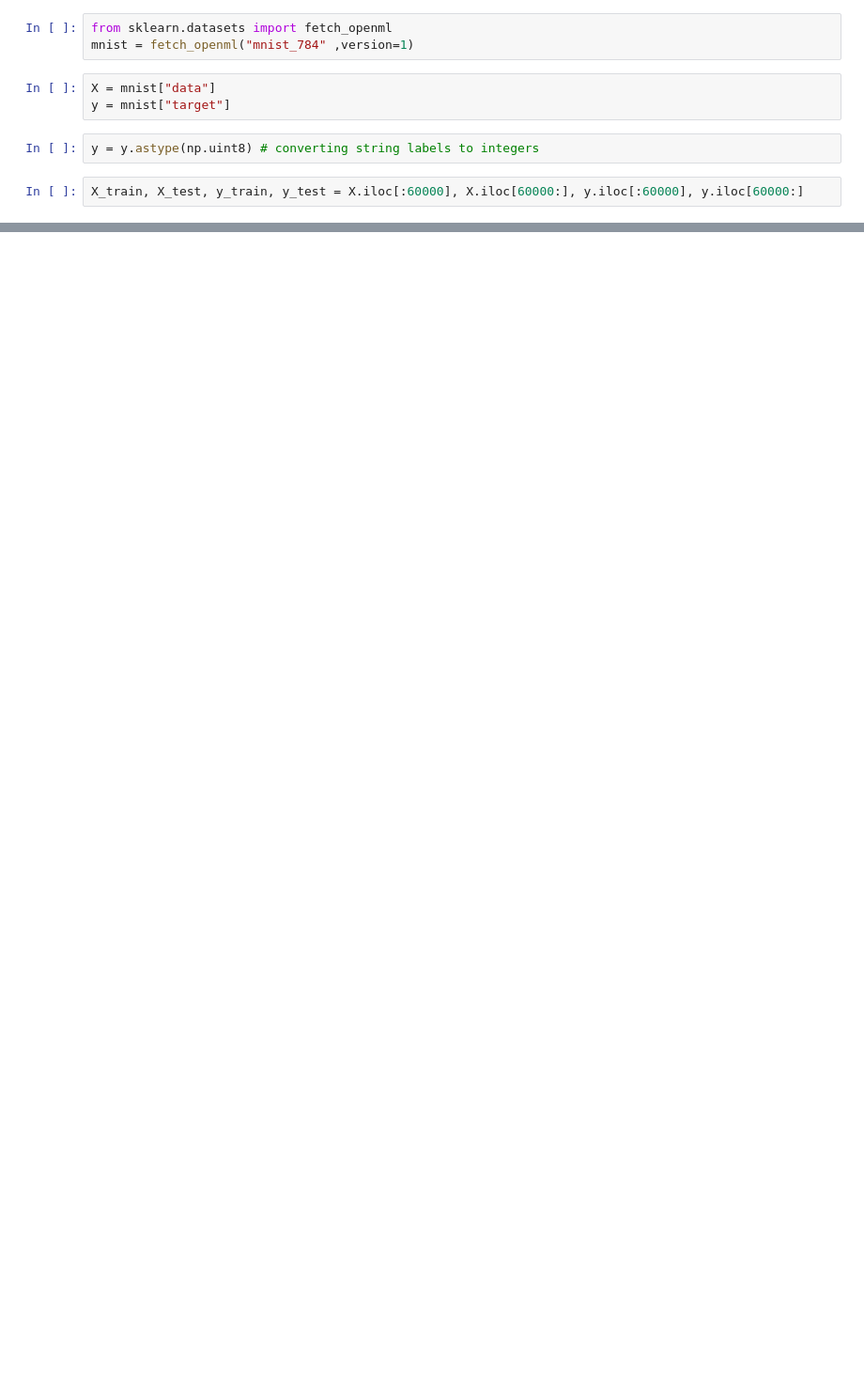
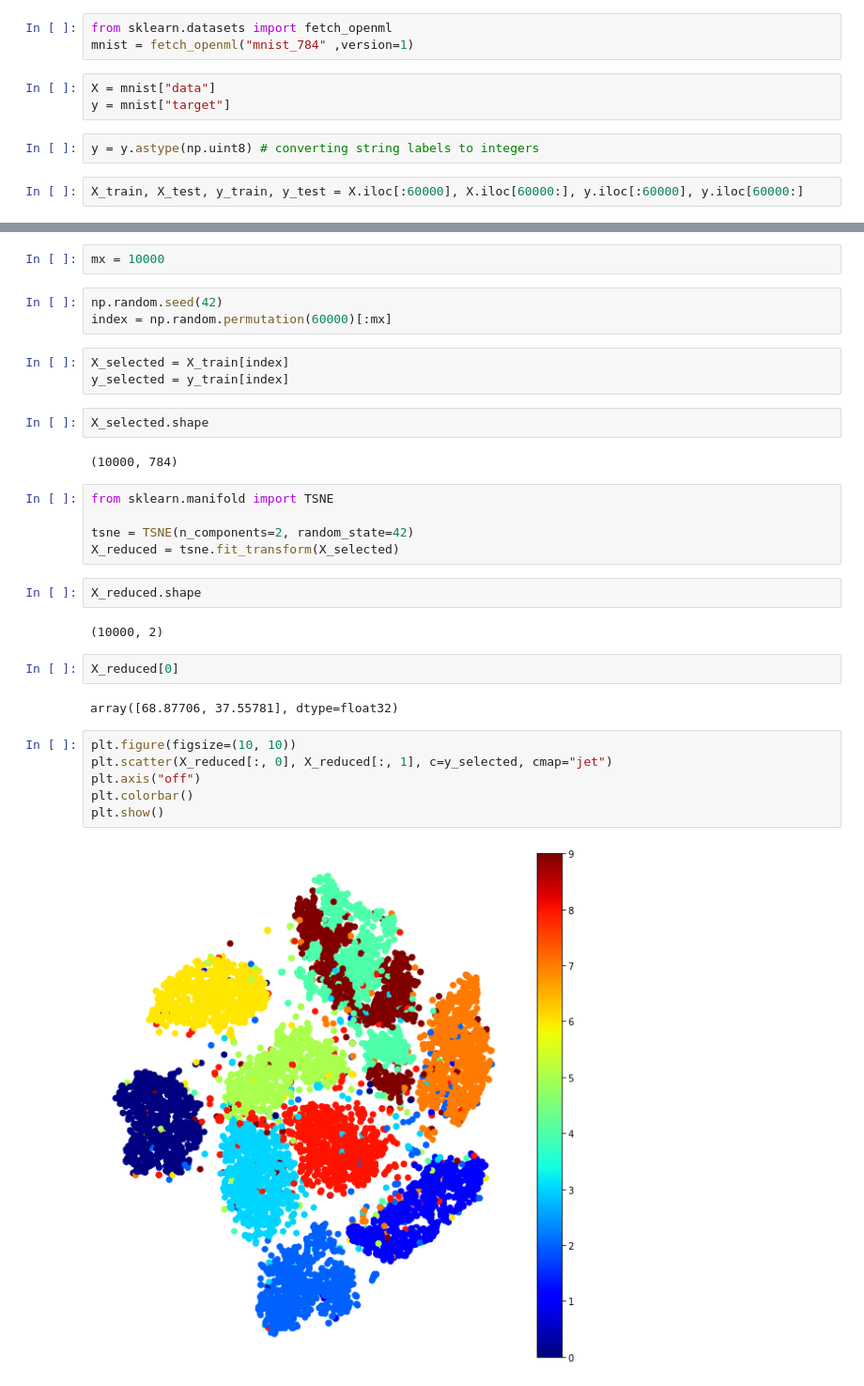
Before and after one commit to Kaushalkhokhar/complete-ml, a Jupyter notebook: projects/classification/dr-on-mnist.ipynb, the cells around one changed output, grey strips where cells are left out. Shown at 94% size. Cells and saved outputs as stored; diff of their text form; blank space fills up the shorter version.

```diff
--- a/projects/classification/dr-on-mnist.ipynb
+++ b/projects/classification/dr-on-mnist.ipynb
@@ -21,0 +80,33 @@ X_train_scaled = scaler.fit_transform(X_train)
+# %%
+mx = 10000
+# %%
+np.random.seed(42)
+index = np.random.permutation(60000)[:mx]
+# %%
+X_selected = X_train[index]
+y_selected = y_train[index]
+# %%
+X_selected.shape
+# %% [output]
+(10000, 784)
+# %%
+from sklearn.manifold import TSNE
+
+tsne = TSNE(n_components=2, random_state=42)
+X_reduced = tsne.fit_transform(X_selected)
+# %%
+X_reduced.shape
+# %% [output]
+(10000, 2)
+# %%
+X_reduced[0]
+# %% [output]
+array([68.87706, 37.55781], dtype=float32)
+# %%
+plt.figure(figsize=(10, 10))
+plt.scatter(X_reduced[:, 0], X_reduced[:, 1], c=y_selected, cmap="jet")
+plt.axis("off")
+plt.colorbar()
+plt.show()
+# %% [output]
+[figure, added]
```
Also changed, not shown: parts of 18 cells of this notebook, 2 other files.
